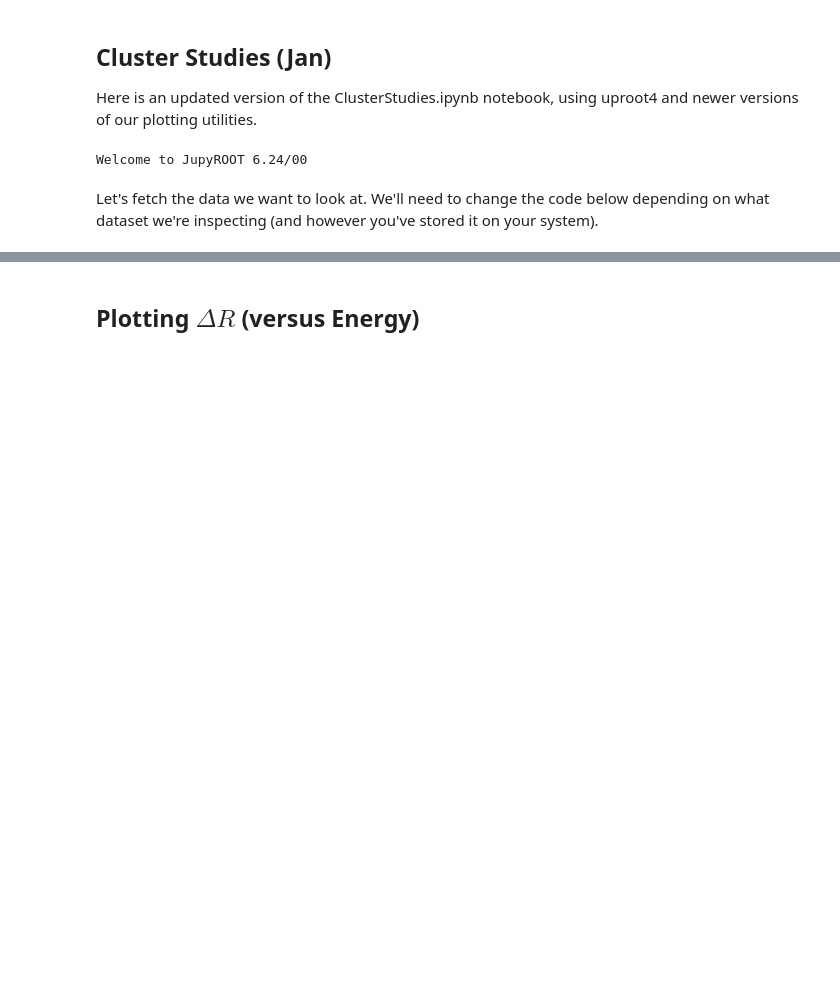
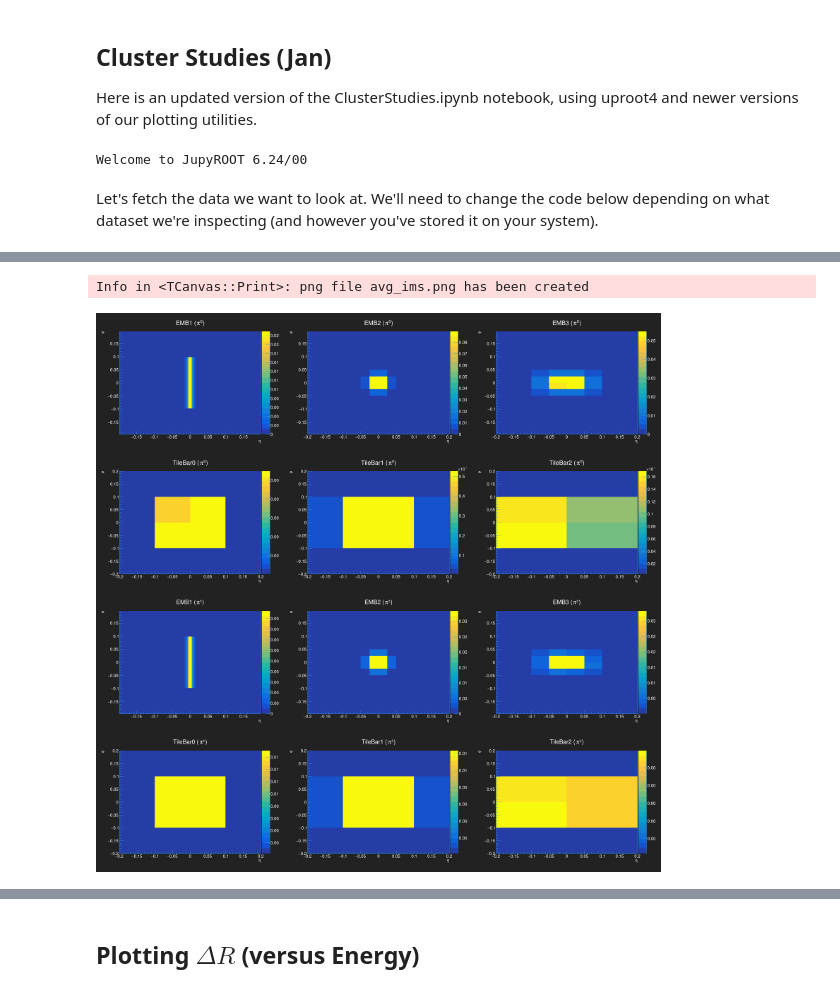
Before and after one commit to atlas-calo-ml/caloml-atlas, a Jupyter notebook: clusters/ClusterStudies_Jan.ipynb, the cells around one changed output, grey strips where cells are left out. Saved outputs shown, nothing was run; the diff lists cells and outputs as text; code cells hidden in the pictures; blank space fills up the shorter version.

```diff
--- a/clusters/ClusterStudies_Jan.ipynb
+++ b/clusters/ClusterStudies_Jan.ipynb
@@ -160,0 +262,15 @@ def hist2d(x,y,h):
+# %%
+rt.gStyle.SetOptStat(0)
+c = rt.TCanvas(qu.RN(),qu.RN(),2400,2400)
+c.Divide(3,4)
+i = 0
+for key in keys:
+    for layer in layers:
+        c.cd(i+1)
+        im_hists[key][layer].Draw('COLZ')
+        i += 1
+c.Draw()
+c.SaveAs('avg_ims.png')
+# %% [output]
+Info in <TCanvas::Print>: png file avg_ims.png has been created
+[figure, added]
```
Also changed, not shown: parts of 12 cells of this notebook.
